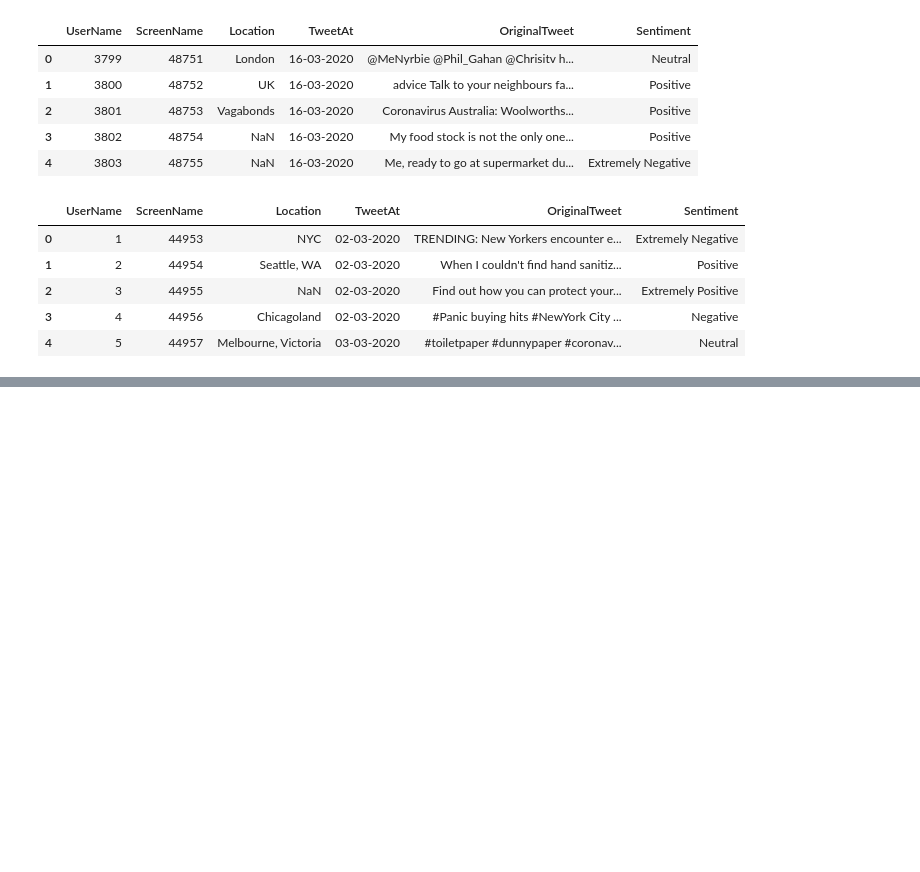
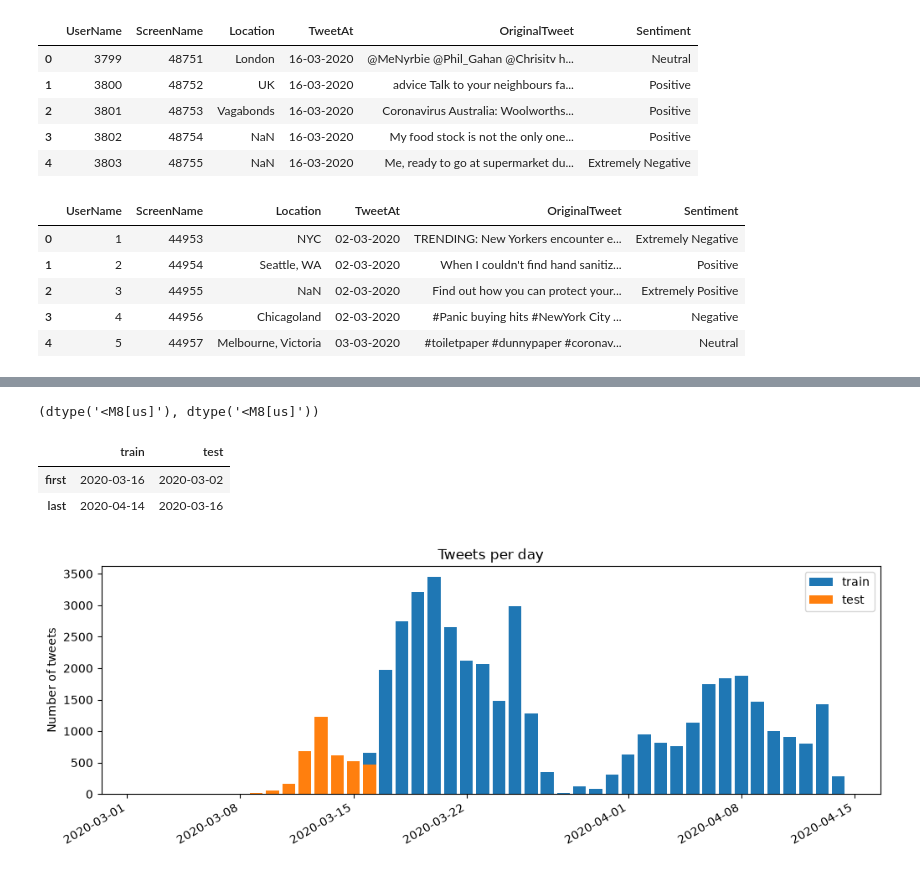
Before and after one commit to HusseinH214/Text-Classication, a Jupyter notebook: notebooks/EDA.ipynb, the cells around one changed output, grey strips where cells are left out. Drawn from its saved outputs; the diff is of its cells as text; code cells hidden in the pictures; blank space fills up the shorter version.

```diff
--- a/notebooks/EDA.ipynb
+++ b/notebooks/EDA.ipynb
@@ -33,0 +132,31 @@ test_df.head()
+# %%
+for df in (train_df, test_df):
+    df["TweetAt"] = pd.to_datetime(df["TweetAt"], format="%d-%m-%Y")
+
+train_df["TweetAt"].dtype, test_df["TweetAt"].dtype
+# %% [output]
+(dtype('<M8[us]'), dtype('<M8[us]'))
+# %%
+ranges = pd.DataFrame({
+    "train": [train_df["TweetAt"].min(), train_df["TweetAt"].max()],
+    "test":  [test_df["TweetAt"].min(),  test_df["TweetAt"].max()],
+}, index=["first", "last"])
+ranges
+# %% [output]
+|  | train | test |
+| first | 2020-03-16 | 2020-03-02 |
+| last | 2020-04-14 | 2020-03-16 |
+# %%
+train_daily = train_df.groupby("TweetAt").size()
+test_daily = test_df.groupby("TweetAt").size()
+
+fig, ax = plt.subplots(figsize=(12, 4))
+ax.bar(train_daily.index, train_daily.values, label="train")
+ax.bar(test_daily.index, test_daily.values, label="test")
+ax.set_title("Tweets per day")
+ax.set_ylabel("Number of tweets")
+ax.legend()
+fig.autofmt_xdate()
+plt.show()
+# %% [output]
+[figure, added]
```
Also changed, not shown: parts of 41 cells of this notebook, 1 other file.
